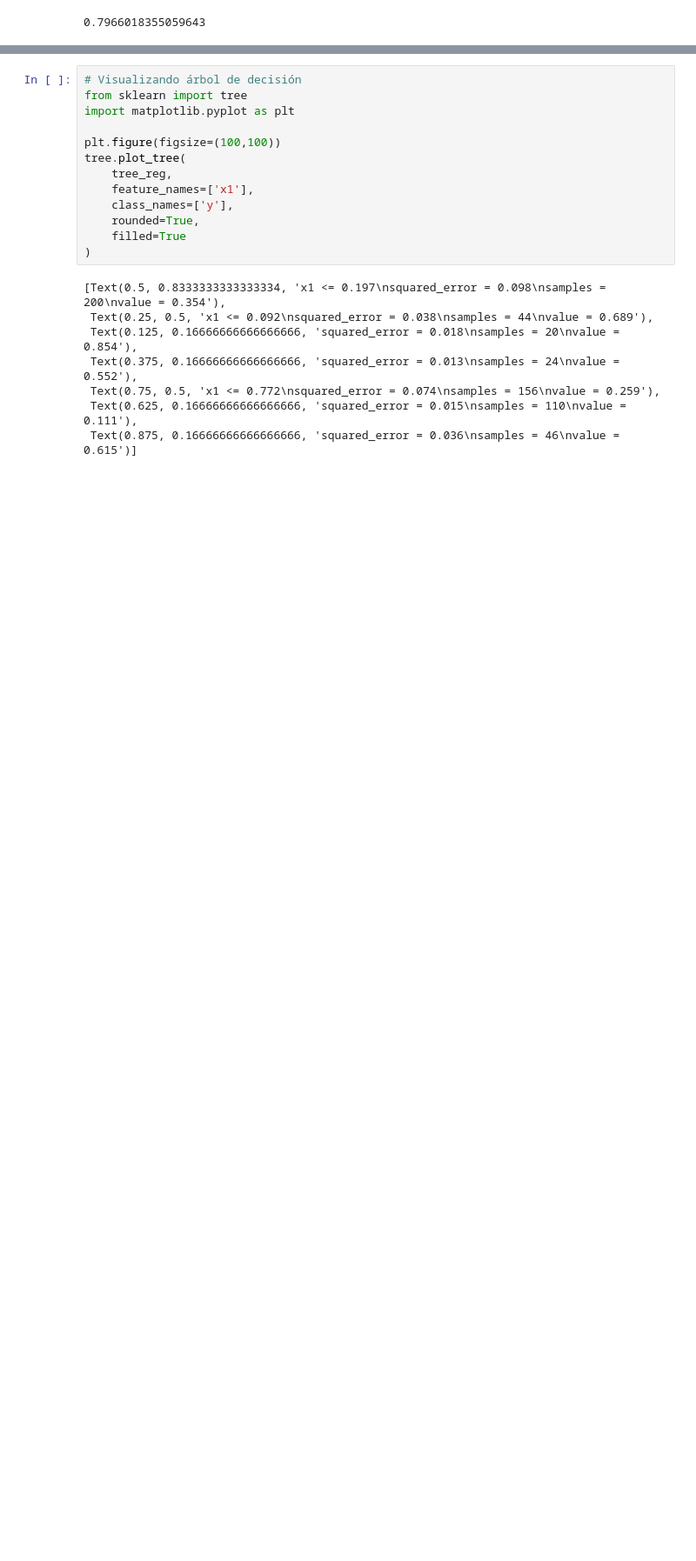
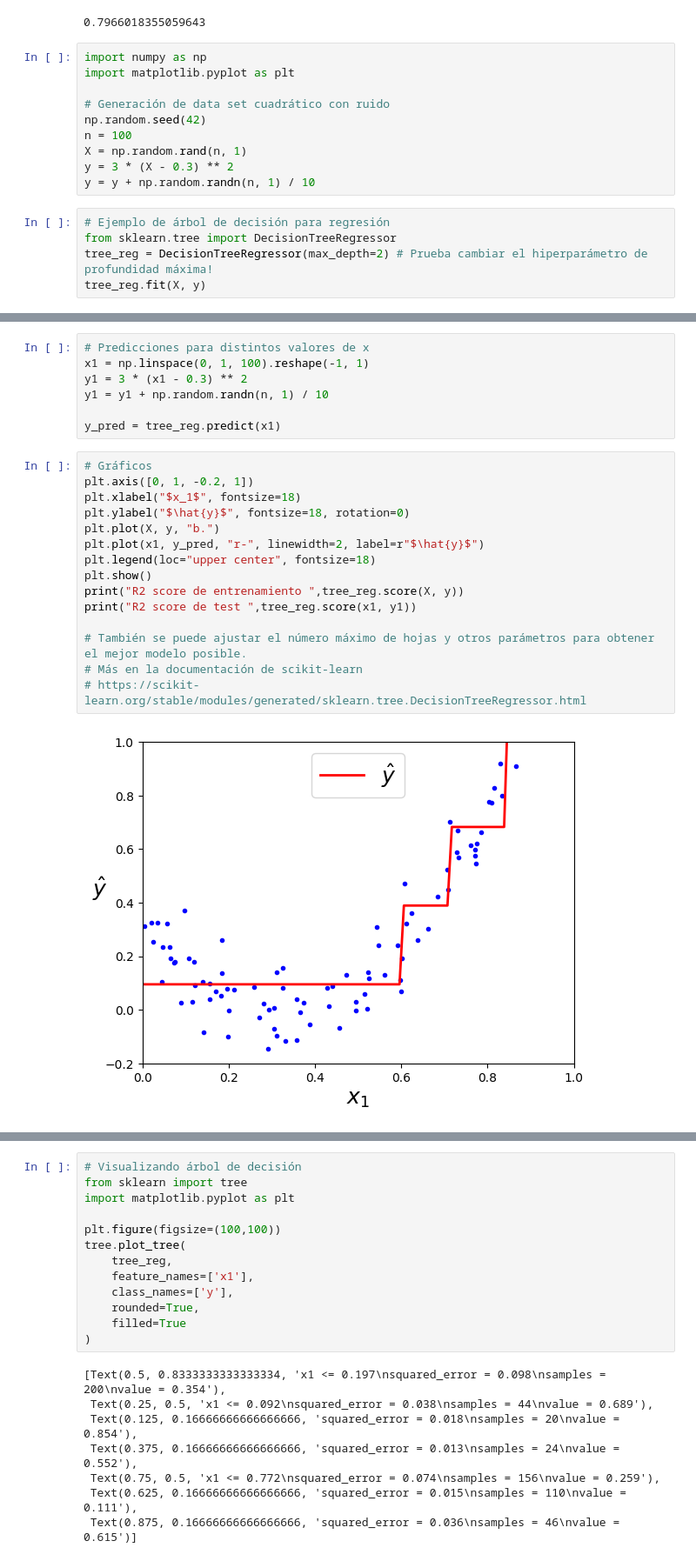
Before and after one commit to jeedorsa/DS-CD-OCT, a Jupyter notebook: 6-RegressionModels/6-RegressionModels.ipynb, the cells around one changed output, grey strips where cells are left out. Shown at 87% size. Cells and saved outputs as stored; diff of their text form; blank space fills up the shorter version.

```diff
--- a/6-RegressionModels/6-RegressionModels.ipynb
+++ b/6-RegressionModels/6-RegressionModels.ipynb
@@ -260,3 +260,18 @@ print(tree_reg.score(X, y))
 # %% [output]
 [figure]
 0.7966018355059643
+# %%
+import numpy as np
+import matplotlib.pyplot as plt
+
+# Generación de data set cuadrático con ruido
+np.random.seed(42)
+n = 100
+X = np.random.rand(n, 1)
+y = 3 * (X - 0.3) ** 2
+y = y + np.random.randn(n, 1) / 10
+# %%
+# Ejemplo de árbol de decisión para regresión
+from sklearn.tree import DecisionTreeRegressor
+tree_reg = DecisionTreeRegressor(max_depth=2) # Prueba cambiar el hiperparámetro de profundidad máxima!
+tree_reg.fit(X, y)
@@ -262,0 +280,24 @@ print(tree_reg.score(X, y))
+# %%
+# Predicciones para distintos valores de x
+x1 = np.linspace(0, 1, 100).reshape(-1, 1)
+y1 = 3 * (x1 - 0.3) ** 2
+y1 = y1 + np.random.randn(n, 1) / 10
+
+y_pred = tree_reg.predict(x1)
+# %%
+# Gráficos
+plt.axis([0, 1, -0.2, 1])
+plt.xlabel("$x_1$", fontsize=18)
+plt.ylabel("$\hat{y}$", fontsize=18, rotation=0)
+plt.plot(X, y, "b.")
+plt.plot(x1, y_pred, "r-", linewidth=2, label=r"$\hat{y}$")
+plt.legend(loc="upper center", fontsize=18)
+plt.show()
+print("R2 score de entrenamiento ",tree_reg.score(X, y))
+print("R2 score de test ",tree_reg.score(x1, y1))
+
+# También se puede ajustar el número máximo de hojas y otros parámetros para obtener el mejor modelo posible.
+# Más en la documentación de scikit-learn
+# https://scikit-learn.org/stable/modules/generated/sklearn.tree.DecisionTreeRegressor.html
+# %% [output]
+[figure, added]
```
Also changed, not shown: parts of 5 cells of this notebook.
